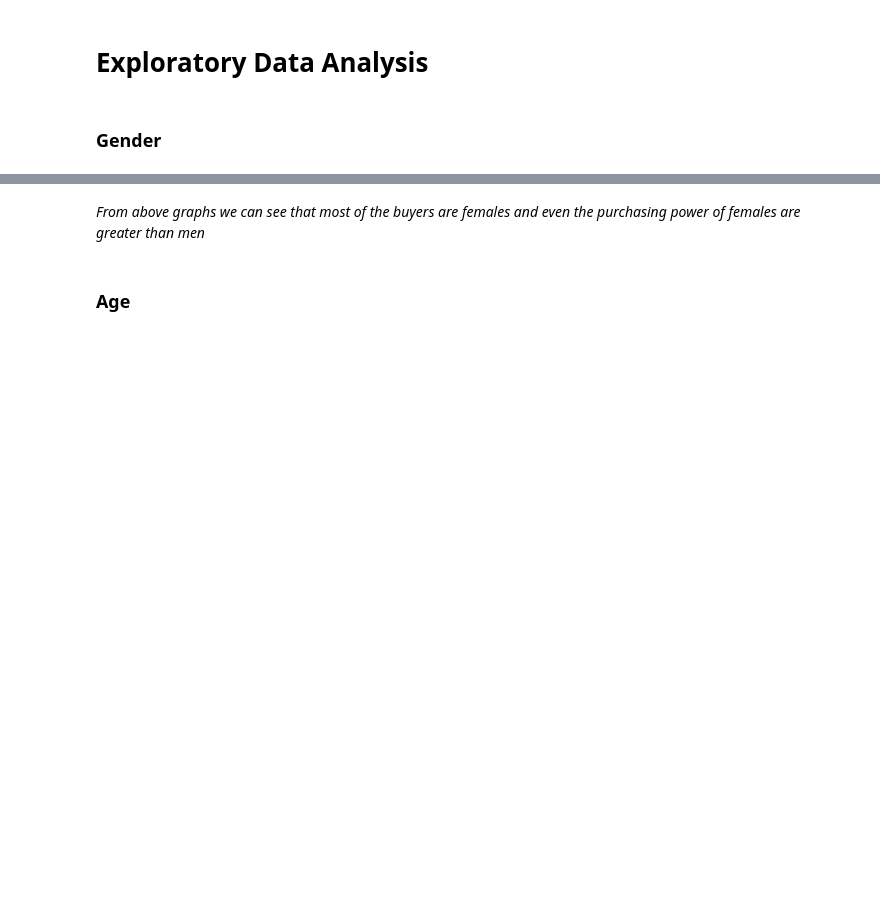
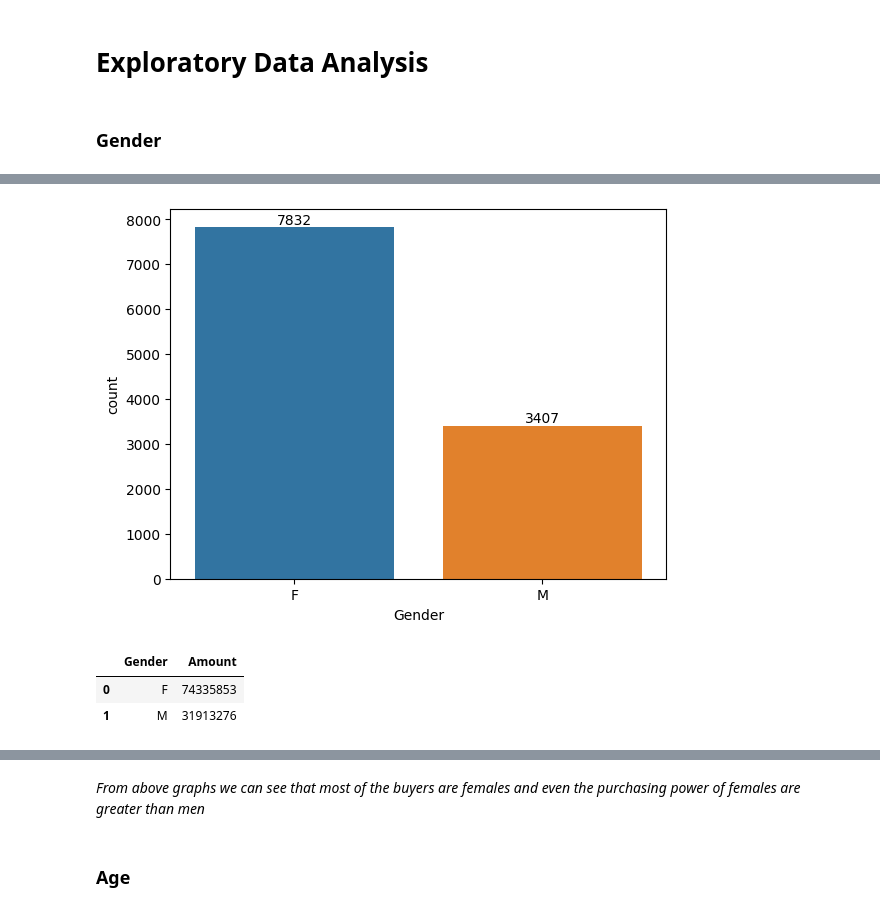
Before and after one commit to anupupadhaya123/data_analysis_python, a Jupyter notebook: Diwali_Sales_Analysis.ipynb, the cells around one changed output, grey strips where cells are left out. Drawn from its saved outputs; the diff is of its cells as text; code cells hidden in the pictures; blank space fills up the shorter version.

```diff
--- a/Diwali_Sales_Analysis.ipynb
+++ b/Diwali_Sales_Analysis.ipynb
@@ -23,4 +222,16 @@
 # %%
-# plotting a bar chart for Gender and it's count
+# plotting a bar chart for Gender and it's count with value
+ax = sns.countplot(x='Gender',data=data)
+for bars in ax.containers:  # Provide value in labels
+  ax.bar_label(bars)
+# %% [output]
+[figure, added]
+# %%
+# Group by of gender as per amount
+data.groupby(['Gender'], as_index= False)['Amount'].sum().sort_values(by='Amount',ascending=False)
+# %% [output]
+|  | Gender | Amount |
+| 0 | F | 74335853 |
+| 1 | M | 31913276 |
 # %%
 # plotting a bar chart for gender vs total amount
```
Also changed, not shown: parts of 39 cells of this notebook.
